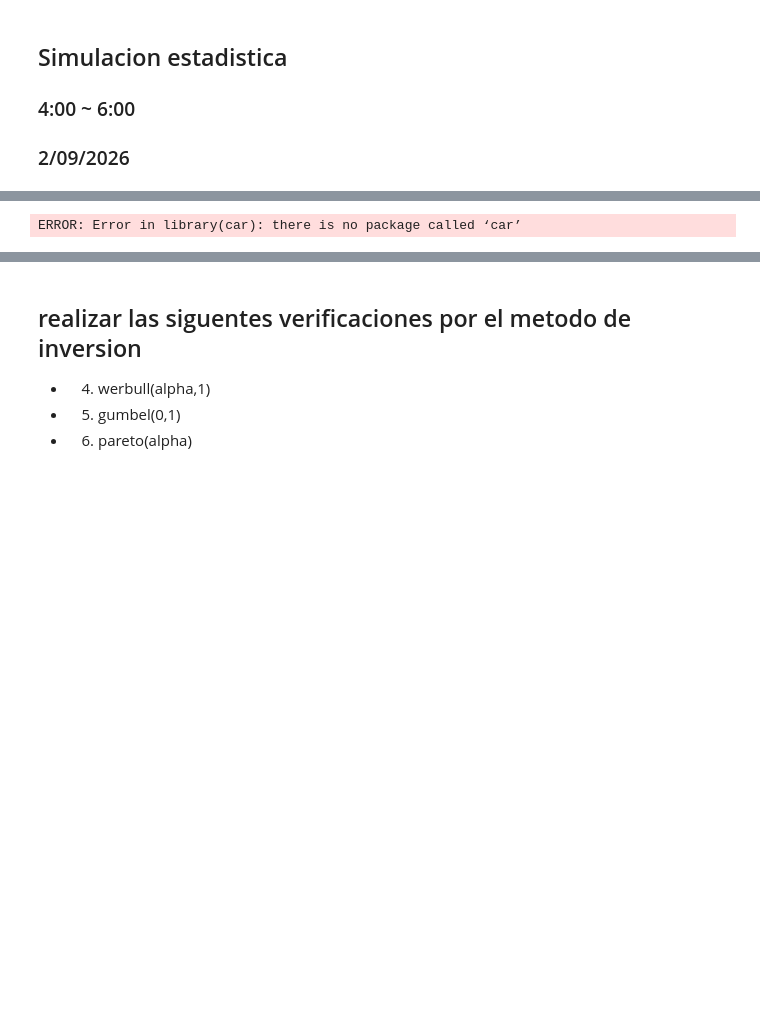
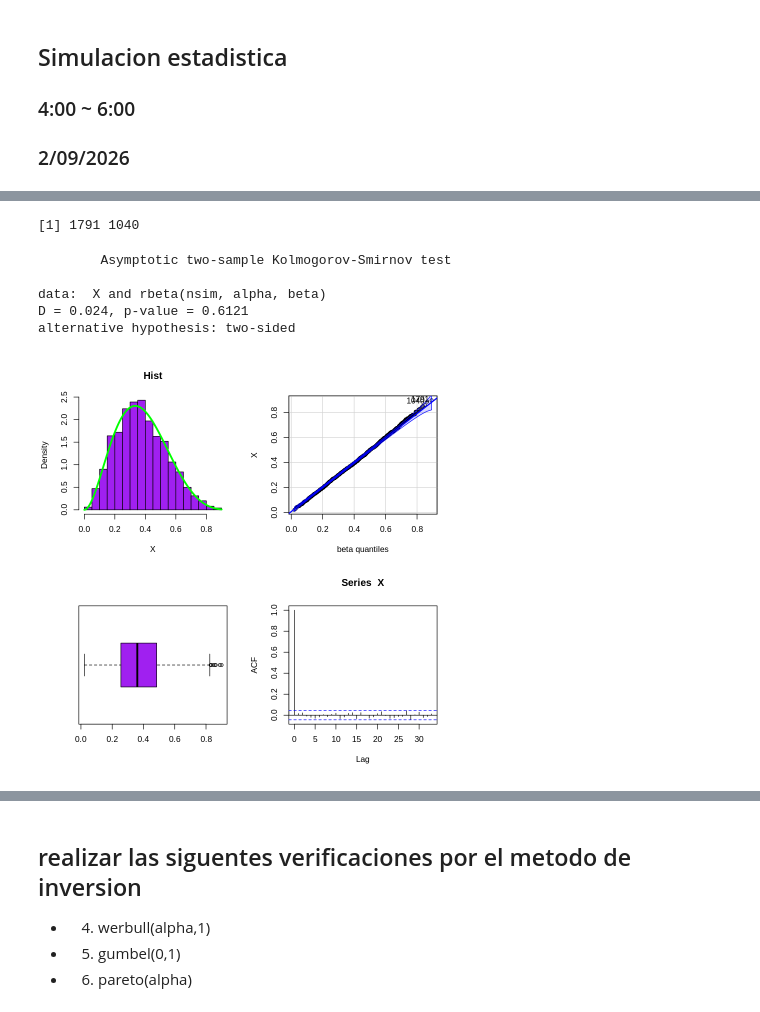
Before and after one commit to Nicolas-Bernal/Simulacion-Estadistica, a Jupyter notebook: Primer Corte/02_Generacion_de_variables_aletorias.ipynb, the cells around one changed output, grey strips where cells are left out. Saved outputs shown, nothing was run; the diff lists cells and outputs as text; code cells hidden in the pictures; blank space fills up the shorter version.

```diff
--- a/Primer Corte/02_Generacion_de_variables_aletorias.ipynb
+++ b/Primer Corte/02_Generacion_de_variables_aletorias.ipynb
@@ -56,28 +111,34 @@ lines(Z,rbinom(nsim,size = 5,prob =0.70), add = TRUE)
 # %%
 
-rm(list = ls())
+
 library(car)
 
 nsim = 2000
 
 alpha = 3
 
 beta = 5
 
 x1 = rgamma(nsim,shape = alpha,1)
 
 x2 = rgamma(nsim,shape = beta,1)
 
 X = x1 / (x1 + x2)
 
 par(mfrow = c(2,2))
 hist(X,freq = FALSE,breaks = "FD",col = "purple",main = "Hist")
 curve(dbeta(x,shape1 = alpha,shape2 = beta),add = TRUE,lwd = 3,col = "green")
 qqPlot(X,"beta",shape1 = alpha,shape2 = beta )
 boxplot(X,horizontal = TRUE,col = "purple")
 acf(X)
 
 
 ks.test(X,rbeta(nsim,alpha,beta))
 # %% [output]
-ERROR: Error in library(car): there is no package called ‘car’
+[1] 1791 1040
+        Asymptotic two-sample Kolmogorov-Smirnov test
+
+data:  X and rbeta(nsim, alpha, beta)
+D = 0.024, p-value = 0.6121
+alternative hypothesis: two-sided
+[figure, added]
```
Also changed, not shown: parts of 13 cells of this notebook.
